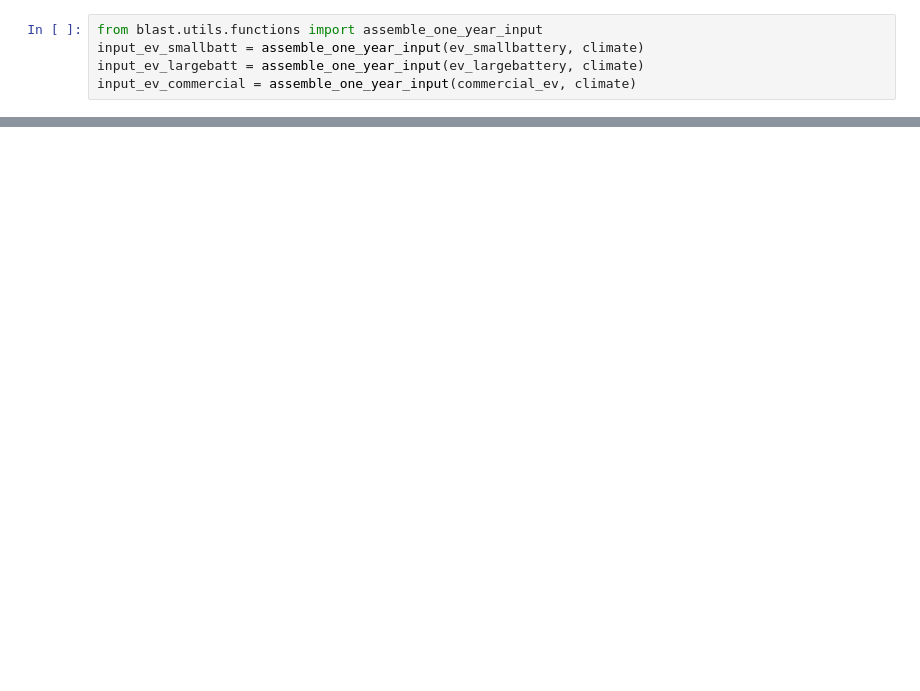
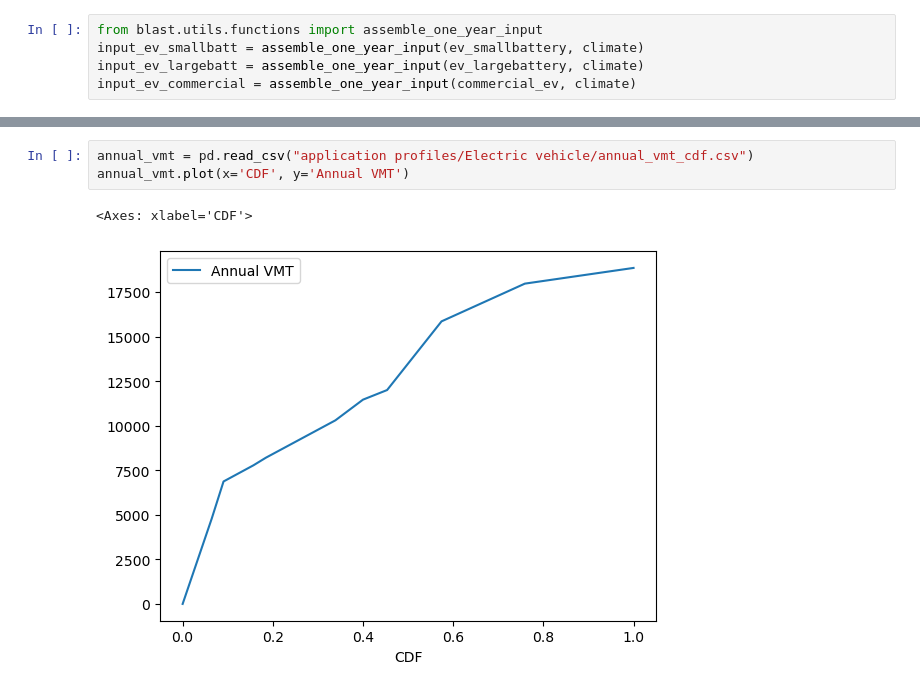
Before and after one commit to NREL/BLAST-Lite, a Jupyter notebook: examples/example_EV_life.ipynb, the cells around one changed output, grey strips where cells are left out. Saved outputs shown, nothing was run; the diff lists cells and outputs as text; blank space fills up the shorter version.

```diff
--- a/examples/example_EV_life.ipynb
+++ b/examples/example_EV_life.ipynb
@@ -168,0 +94,6 @@ plt.tight_layout()
+# %%
+annual_vmt = pd.read_csv("application profiles/Electric vehicle/annual_vmt_cdf.csv")
+annual_vmt.plot(x='CDF', y='Annual VMT')
+# %% [output]
+<Axes: xlabel='CDF'>
+[figure, added]
```
Also changed, not shown: parts of 9 cells of this notebook, 35 other files.
